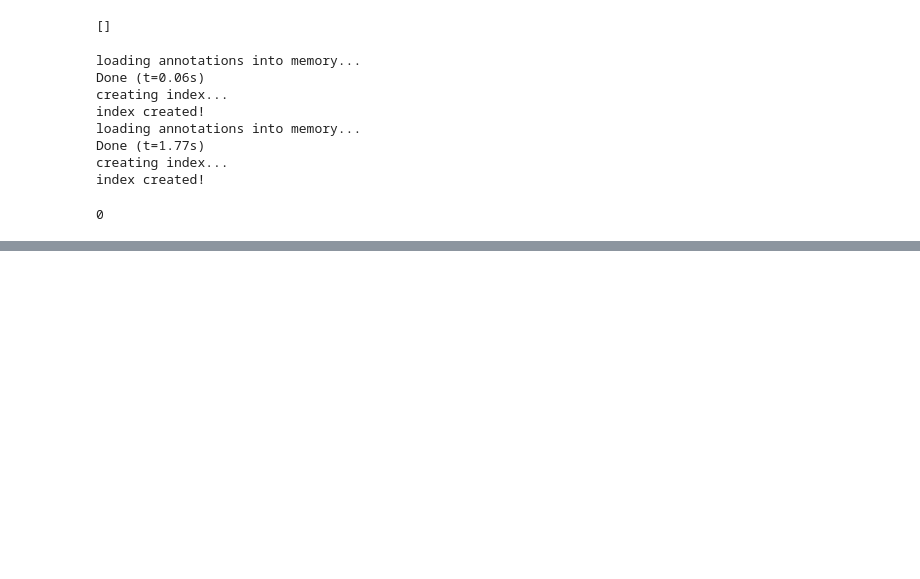
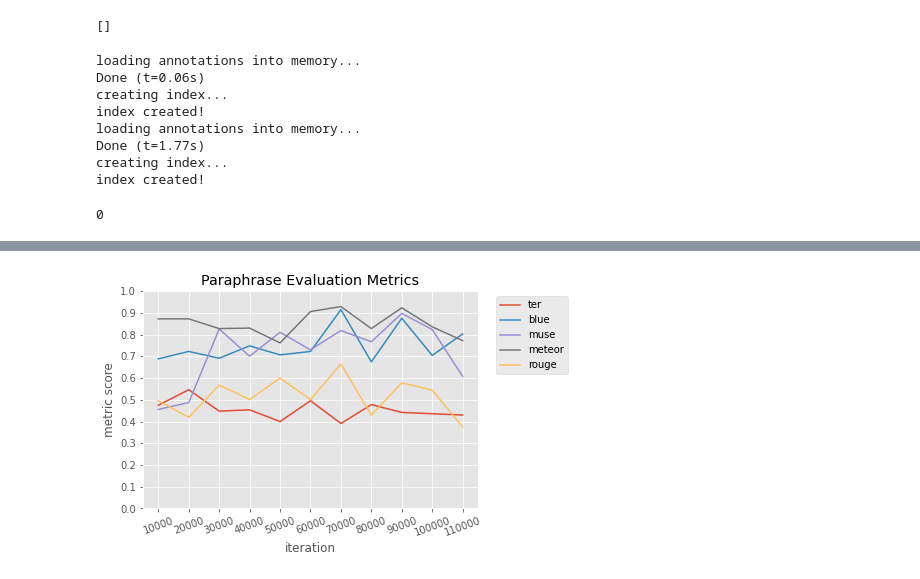
Before and after one commit to davidberenstein1957/paraphraseGen, a Jupyter notebook: test.ipynb, the cells around one changed output, grey strips where cells are left out. Cells and saved outputs as stored; diff of their text form; code cells hidden in the pictures; blank space fills up the shorter version.

```diff
--- a/test.ipynb
+++ b/test.ipynb
@@ -110,0 +190,14 @@ with open('test_coco.txt', 'w') as file_1, open('test_coco_2.txt', 'w') as file_
+# %%
+import numpy as np
+eval_types = ['ter', 'blue', 'muse', 'meteor', 'rouge']
+for eval_type in eval_types:
+    plt.plot(df_eval['iteration'], df_eval[eval_type], label=eval_type)
+plt.legend(bbox_to_anchor=(1.04,1), loc="upper left")
+plt.yticks(np.arange(0, 1.01, step=0.1))
+plt.xticks(np.arange(10000, 120000, step=10000), rotation=20)
+plt.xlabel('iteration')
+plt.ylabel('metric score')
+plt.title('Paraphrase Evaluation Metrics')
+plt.show()
+# %% [output]
+[figure, added]
```
Also changed, not shown: parts of 4 cells of this notebook, 4 other files.
